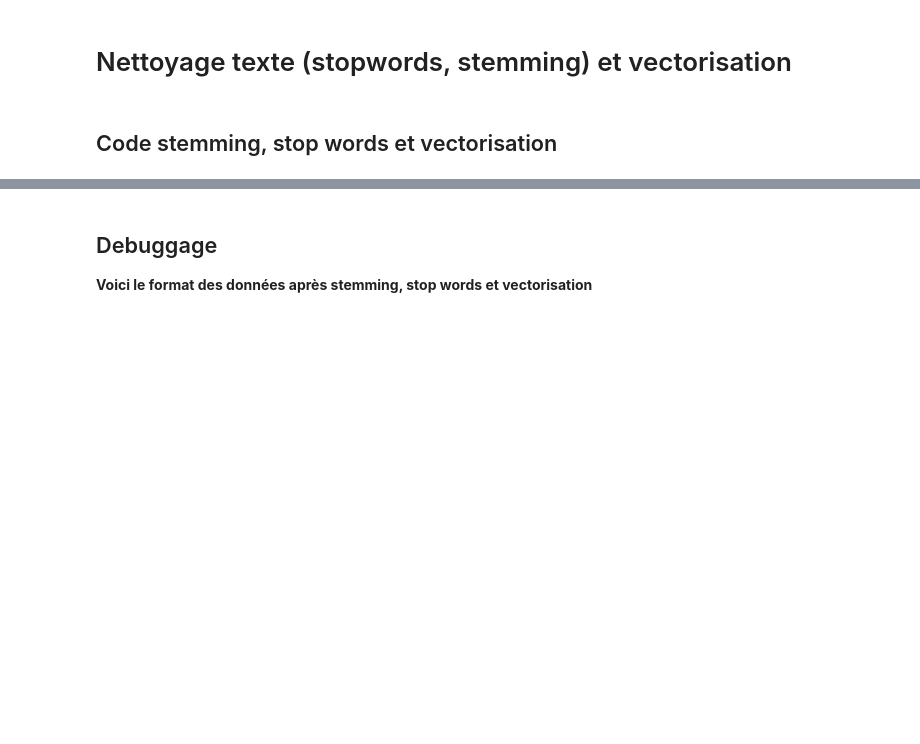
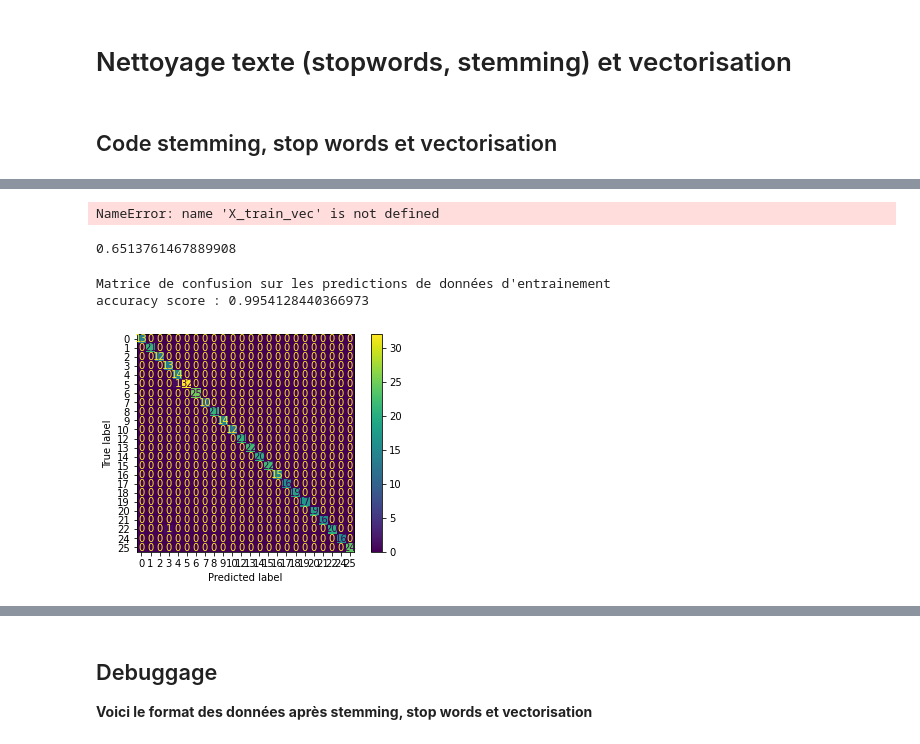
Before and after one commit to gdepirou/chatbot-isen, a Jupyter notebook: Test_IA/Chatbot_ISEN_IAMicrosoft.ipynb, the cells around one changed output, grey strips where cells are left out. Saved outputs shown, nothing was run; the diff lists cells and outputs as text; code cells hidden in the pictures; blank space fills up the shorter version.

Commit message:
Version avec fonction vectorizer sans librairie

```diff
--- a/Test_IA/Chatbot_ISEN_IAMicrosoft.ipynb
+++ b/Test_IA/Chatbot_ISEN_IAMicrosoft.ipynb
@@ -125,0 +513,6 @@ def vectorizer(text_to_vect):
+# %%
+def collage(X_to_merge):
+    new_X = []
+    for phrase in X_to_merge :
+        new_X.append(" ".join(phrase))
+    return new_X
@@ -125,0 +1041,25 @@ def vectorizer(text_to_vect):
+# %%
+from sklearn.model_selection import GridSearchCV
+import time
+#from sklearn.model_selection import RandomizedSearchCV
+
+start = time.time()
+
+param_grid= {'n_estimators':np.arange(1,30),
+            'max_leaf_nodes':np.arange(1,20)}
+
+grid = GridSearchCV(RandomForestClassifier(random_state=123),param_grid, cv=3)
+#random_state=123 permet de fixer l'aléatoire, plus pratique pour nos tests
+#max_features=33 vient d'un GridSearchCV avec max_features, n_estimators et max_leaf_nodes (trop long de refaire les 3)
+#oob_score=True permet d'afficher certains résultats ensuite
+grid.fit(X_train_vec, y_train_vec)
+
+end = time.time()
+print(end - start)
+
+print(f"les meilleurs paramètres sont : {grid.best_params_} \navec un score de {grid.best_score_}")
+#permet de bloquer les NOMBREUX warnings avec oob_score
+#import warnings
+#warnings.filterwarnings('ignore')
+#warnings.warn('DelftStack')
+#warnings.warn('Do not show this message')
@@ -125,0 +1087,25 @@ def vectorizer(text_to_vect):
+# %%
+X_train_vec, X_test_vec
+y_train_vec, y_test_vec
+# %% [output]
+NameError: name 'X_train_vec' is not defined
+# %%
+from sklearn.ensemble import RandomForestClassifier
+
+new_model= RandomForestClassifier(random_state=123, oob_score=True, criterion = 'gini') #, max_features = 35, n_estimators = 23) #, max_depth = 35,max_leaf_nodes=35
+new_model.fit(X_train_vec, y_train_vec)
+
+new_model.oob_score_
+# %% [output]
+0.6513761467889908
+# %%
+from sklearn.metrics import confusion_matrix, accuracy_score
+from sklearn.metrics import ConfusionMatrixDisplay
+print("Matrice de confusion sur les predictions de données d'entrainement")
+ConfusionMatrixDisplay.from_predictions(y_train_vec.argmax(axis=1), new_model.predict(X_train_vec).argmax(axis=1))
+ac = accuracy_score(y_train_vec.argmax(axis=1), new_model.predict(X_train_vec).argmax(axis=1))
+print(f"accuracy score : {ac}")
+# %% [output]
+Matrice de confusion sur les predictions de données d'entrainement
+accuracy score : 0.9954128440366973
+[figure, new version]
```
Also changed, not shown: parts of 90 cells of this notebook.
